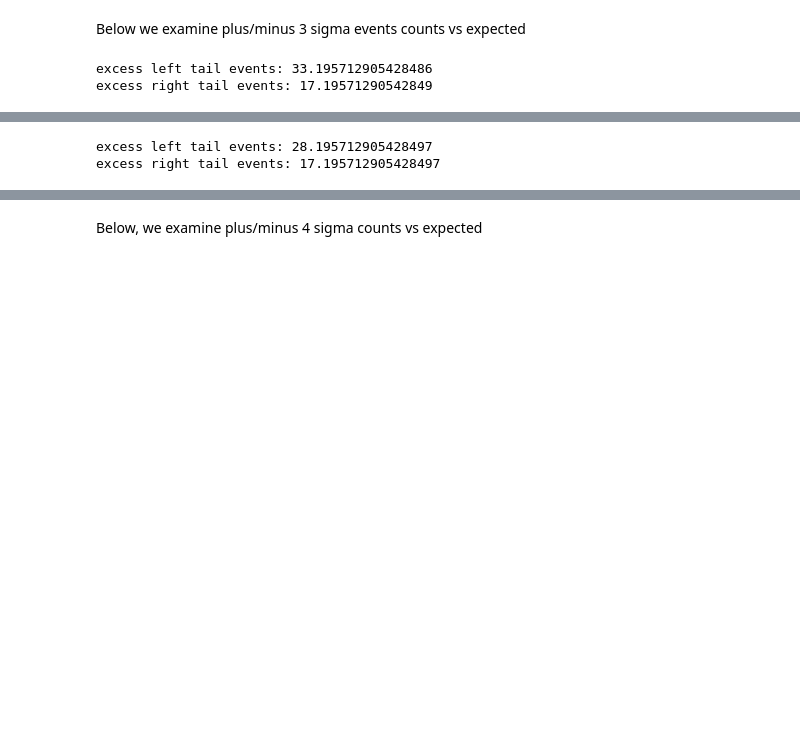
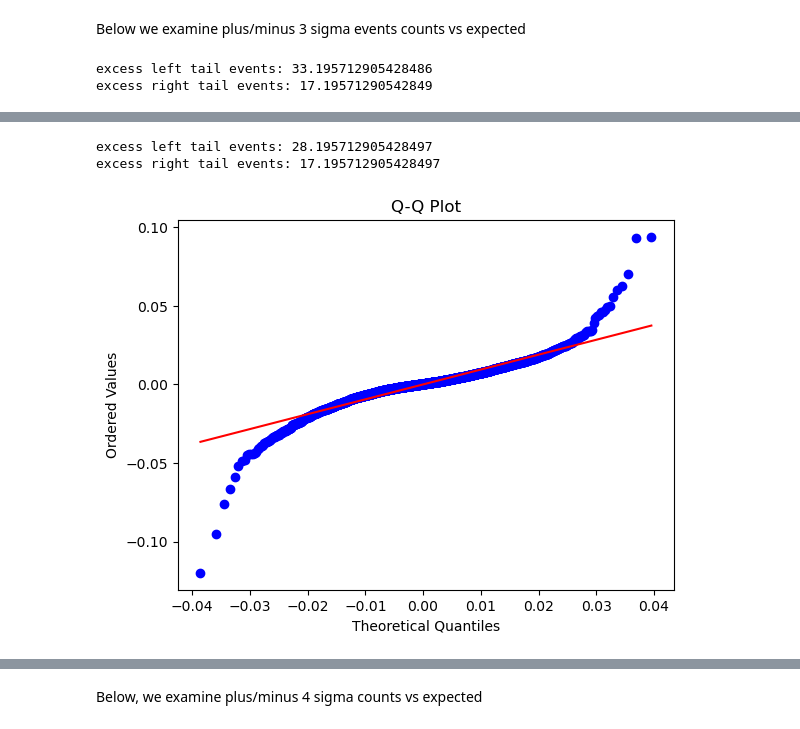
Before and after one commit to ijamil1/kalshi_mm, a Jupyter notebook: analyze_daily_returns.ipynb, the cells around one changed output, grey strips where cells are left out. Drawn from its saved outputs; the diff is of its cells as text; code cells hidden in the pictures; blank space fills up the shorter version.

```diff
--- a/analyze_daily_returns.ipynb
+++ b/analyze_daily_returns.ipynb
@@ -259,8 +312,10 @@ excess right tail events: 16.195712905428497
 # %%
 desc = spx_2010_and_after['return'].describe()
-examine_tail_events(spx_2010_and_after['return'].to_list(), desc['mean'], desc['std'])
+examine_tail_events_wrt_norm(spx_2010_and_after['return'].to_list(), desc['mean'], desc['std'], 3)
+plot_qq_wrt_normal(spx_2010_and_after['return'].to_list(), desc['mean'], desc['std'])
 # %% [output]
 excess left tail events: 28.195712905428497
 excess right tail events: 17.195712905428497
+[figure, added]
 # %%
 desc = spx_2010_and_after['log_return'].describe()
```
Also changed, not shown: parts of 37 cells of this notebook.
